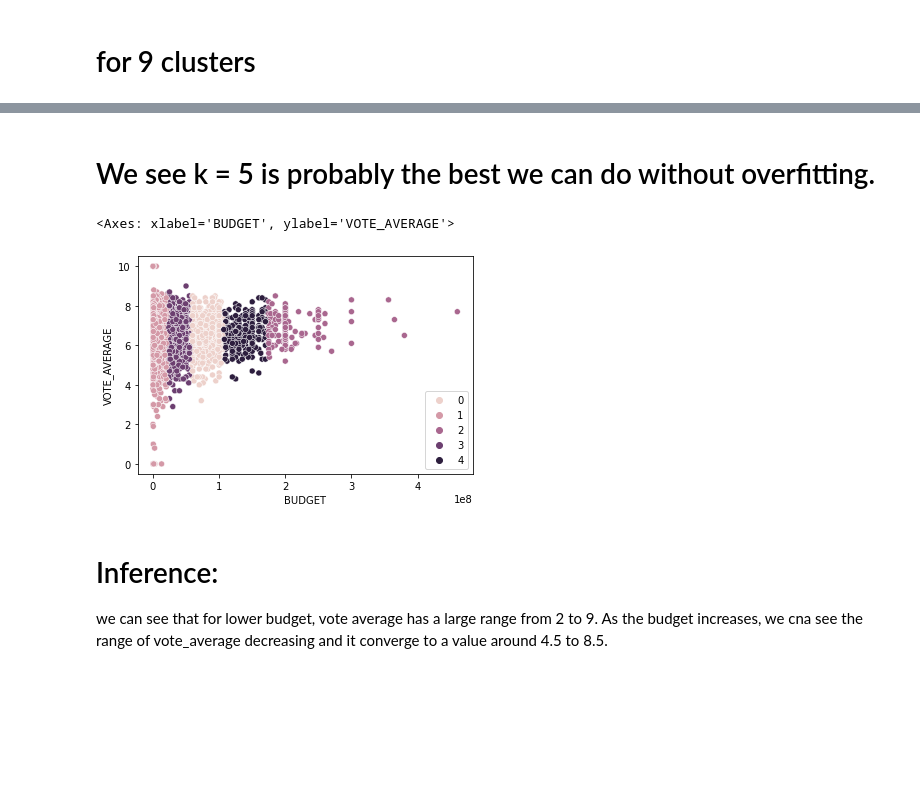
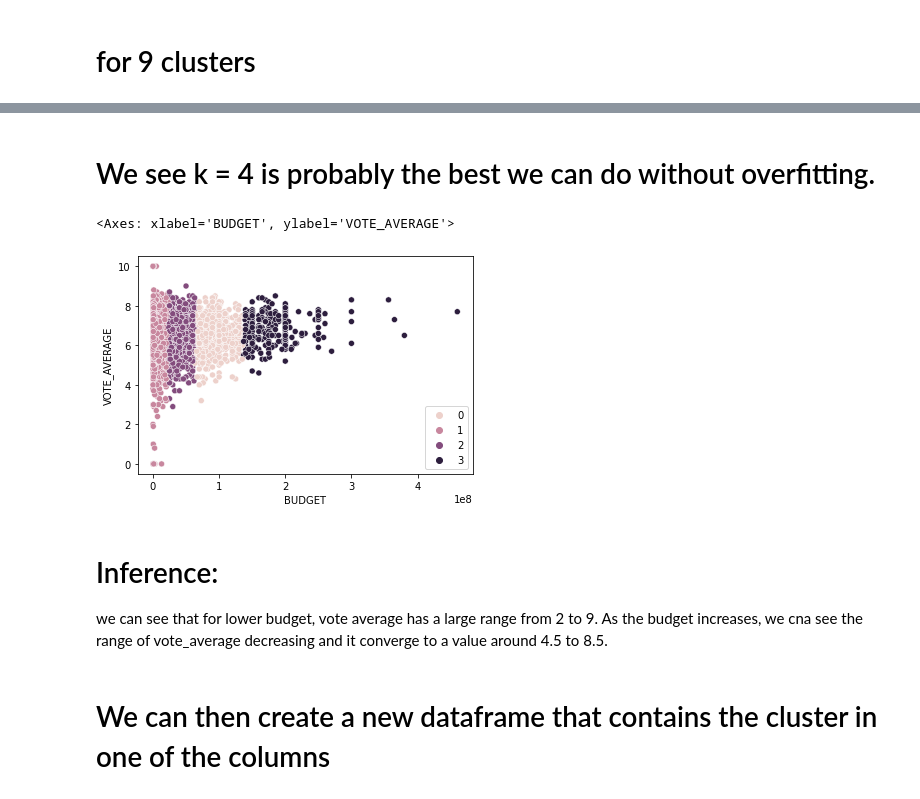
Before and after one commit to jewjux/sc1015-dsai, a Jupyter notebook: kmeansclusteringv3.ipynb, the cells around one changed output, grey strips where cells are left out. Drawn from its saved outputs; the diff is of its cells as text; code cells hidden in the pictures; blank space fills up the shorter version.

```diff
--- a/kmeansclusteringv3.ipynb
+++ b/kmeansclusteringv3.ipynb
@@ -171,10 +171,12 @@ plt.show()
 # %% [markdown]
-# We see k = 5 is probably the best we can do without overfitting.
+# We see k = 4 is probably the best we can do without overfitting.
 # %%
-sns.scatterplot(data = X, x = 'BUDGET', y = 'VOTE_AVERAGE', hue = fits[3].labels_)
+sns.scatterplot(data = X, x = 'BUDGET', y = 'VOTE_AVERAGE', hue = fits[2].labels_)
 # %% [output]
 <Axes: xlabel='BUDGET', ylabel='VOTE_AVERAGE'>
-[figure, old version]
+[figure, new version]
 # %% [markdown]
 # Inference:
  we can see that for lower budget, vote average has a large range from 2 to 9. As the budget increases, we cna see the range of vote_average decreasing and it converge to a value around 4.5 to 8.5.
+# %% [markdown]
+# We can then create a new dataframe that contains the cluster in one of the columns
```
Also changed, not shown: parts of 13 cells of this notebook, 3 other files.
